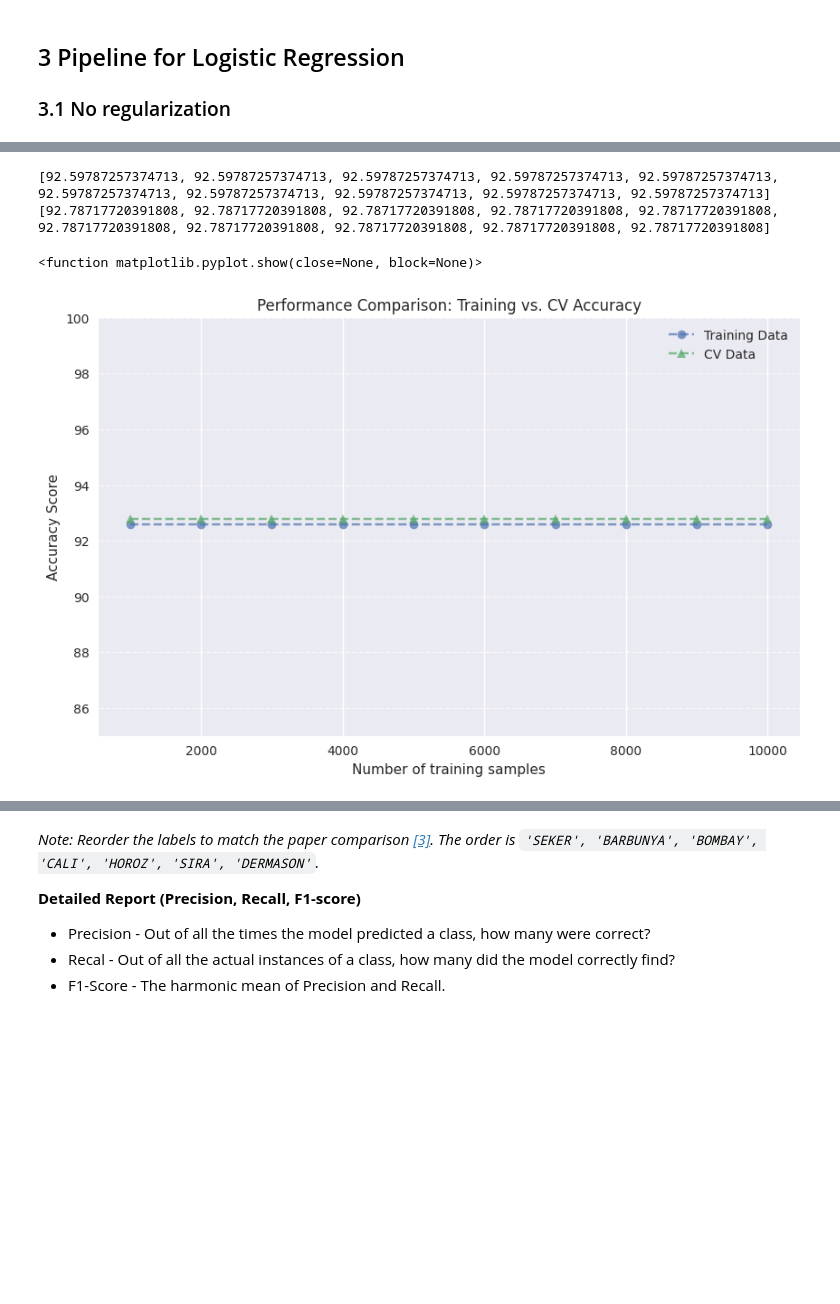
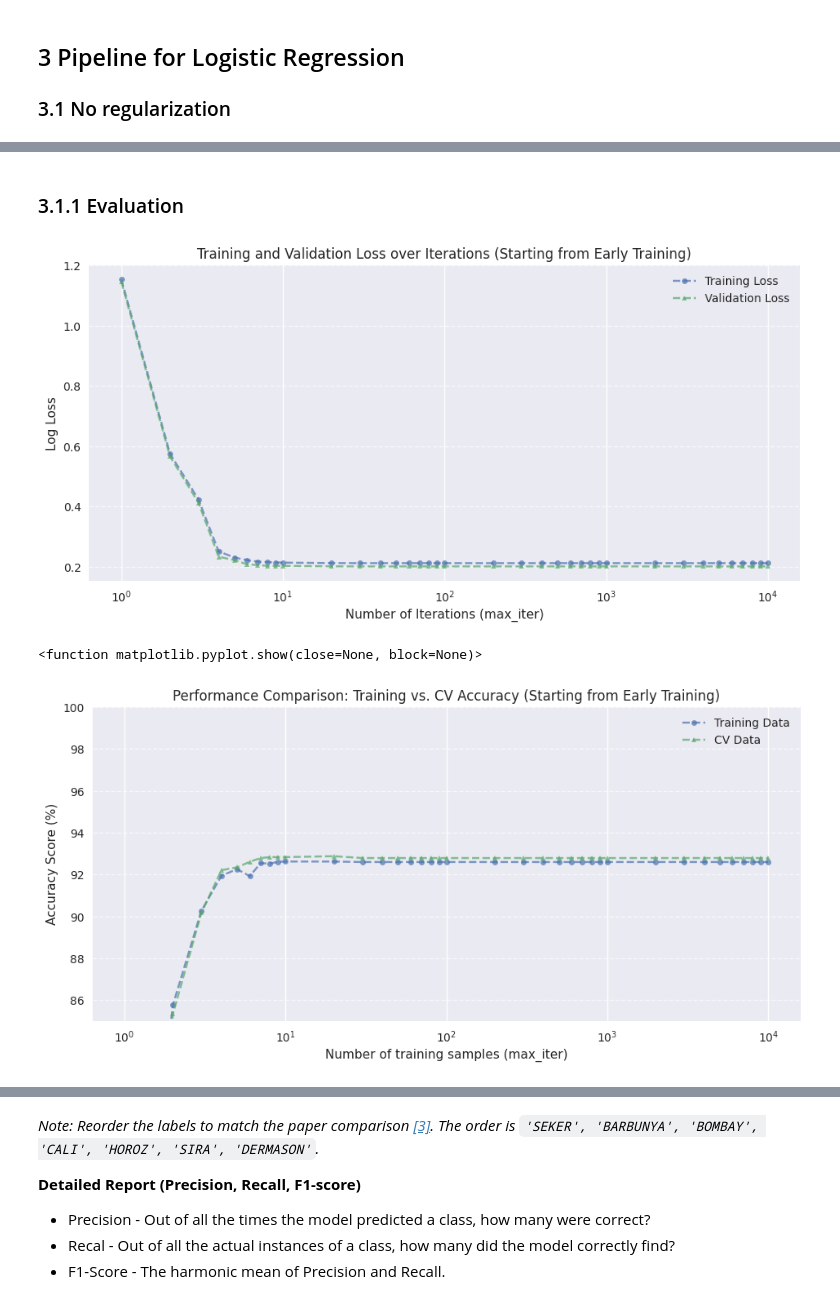
Before and after one commit to fadimardelli/dry-bean-classification, a Jupyter notebook: notebooks/02_model1_LogisticRegression_Scikit_Learn.ipynb, the cells around one changed output, grey strips where cells are left out. Saved outputs shown, nothing was run; the diff lists cells and outputs as text; code cells hidden in the pictures; blank space fills up the shorter version.

```diff
--- a/notebooks/02_model1_LogisticRegression_Scikit_Learn.ipynb
+++ b/notebooks/02_model1_LogisticRegression_Scikit_Learn.ipynb
@@ -227,23 +172,0 @@ Pipeline(steps=[('scaler', StandardScaler()),
-# %%
-# predict and evaluate on training data
-y_train_pred = model.predict(X_train)
-acc_train = accuracy_score(y_train, y_train_pred)
-error_rate_train = 1 - acc_train
-
-# predict and evaluate on cv data, find error
-y_cv_pred = model.predict(X_cv)
-acc_cv = accuracy_score(y_cv, y_cv_pred)
-error_rate_cv = 1 - acc_cv
-
-# predict and evaluate on test data, find error
-y_test_pred = model.predict(X_test)
-acc_test = accuracy_score(y_test, y_test_pred)
-error_rate_test = 1 - acc_test
-
-cost_train = log_loss(y_train, model.predict_proba(X_train))
-cost_cv = log_loss(y_cv, model.predict_proba(X_cv))
-cost_test = log_loss(y_test, model.predict_proba(X_test))
-# Print Comparison
-print(f"Training Accuracy, error rate and cost: {acc_train*100:.2f} {error_rate_train*100:.2f} {cost_train*100:.2f}%")
-print(f"CV Accuracy, error rate and cost: {acc_cv*100:.4f} {error_rate_cv*100:.2f} {cost_cv*100:.2f}%")
-print(f"Test Accuracy, error rate and cost: {acc_test*100:.4f} {error_rate_test*100:.2f} {cost_test*100:.2f}%")
@@ -303,23 +245,34 @@ for i in range(start_iter, end_iter + 1, step_size):
+# %% [markdown]
+### 3.1.1 Evaluation
 # %%
-print(train_scores)
-print(cv_scores)
+# Plot training and validation loss over iterations
+plt.figure(figsize=(11.2, 5))
+plt.plot(iter_values, train_losses, linestyle='dashed', label='Training Loss', marker='o', alpha=0.7, markersize=5)
+plt.plot(iter_values, cv_losses, linestyle='dashed', label='Validation Loss', marker='^', alpha=0.7, markersize=5)
+
+plt.grid(axis='y', linestyle='--', alpha=0.7)
+plt.title('Training and Validation Loss over Iterations (Starting from Early Training)')
+plt.ylabel('Log Loss')
+plt.xlabel('Number of Iterations (max_iter)')
+plt.legend()
+plt.xscale('log')  # Use log scale for better visualization of early iterations
+plt.show()
 # %% [output]
-[92.59787257374713, 92.59787257374713, 92.59787257374713, 92.59787257374713, 92.59787257374713, 92.59787257374713, 92.59787257374713, 92.59787257374713, 92.59787257374713, 92.59787257374713]
-[92.78717720391808, 92.78717720391808, 92.78717720391808, 92.78717720391808, 92.78717720391808, 92.78717720391808, 92.78717720391808, 92.78717720391808, 92.78717720391808, 92.78717720391808]
+[figure, added]
 # %%
 # Plotting code follows...
-x = np.array([1000, 2000, 3000, 4000, 5000, 6000, 7000, 8000, 9000, 10000])
-plt.figure(figsize=(10, 6))
-plt.plot(x, train_scores, linestyle='dashed', label='Training Data', marker='o', alpha=0.7)
-plt.plot(x, cv_scores, linestyle='dashed', label='CV Data', marker='^', alpha=0.7)
+plt.figure(figsize=(11.2, 5))
+plt.plot(iter_values, train_scores, linestyle='dashed', label='Training Data', marker='o', alpha=0.7, markersize=5)
+plt.plot(iter_values, cv_scores, linestyle='dashed', label='CV Data', marker='^', alpha=0.7, markersize=5)
 
 plt.grid(axis='y', linestyle='--', alpha=0.7)
-plt.title('Performance Comparison: Training vs. CV Accuracy')
-plt.ylabel('Accuracy Score')
-plt.xlabel('Number of training samples')
+plt.title('Performance Comparison: Training vs. CV Accuracy (Starting from Early Training)')
+plt.ylabel('Accuracy Score (%)')
+plt.xlabel('Number of training samples (max_iter)')
 plt.ylim(85, 100)
+plt.xscale('log')  # Use log scale for better visualization of early iterations
 plt.legend()
 plt.show
 # %% [output]
 <function matplotlib.pyplot.show(close=None, block=None)>
-[figure, old version]
+[figure, new version]
```
Also changed, not shown: parts of 29 cells of this notebook, 18 other files.
